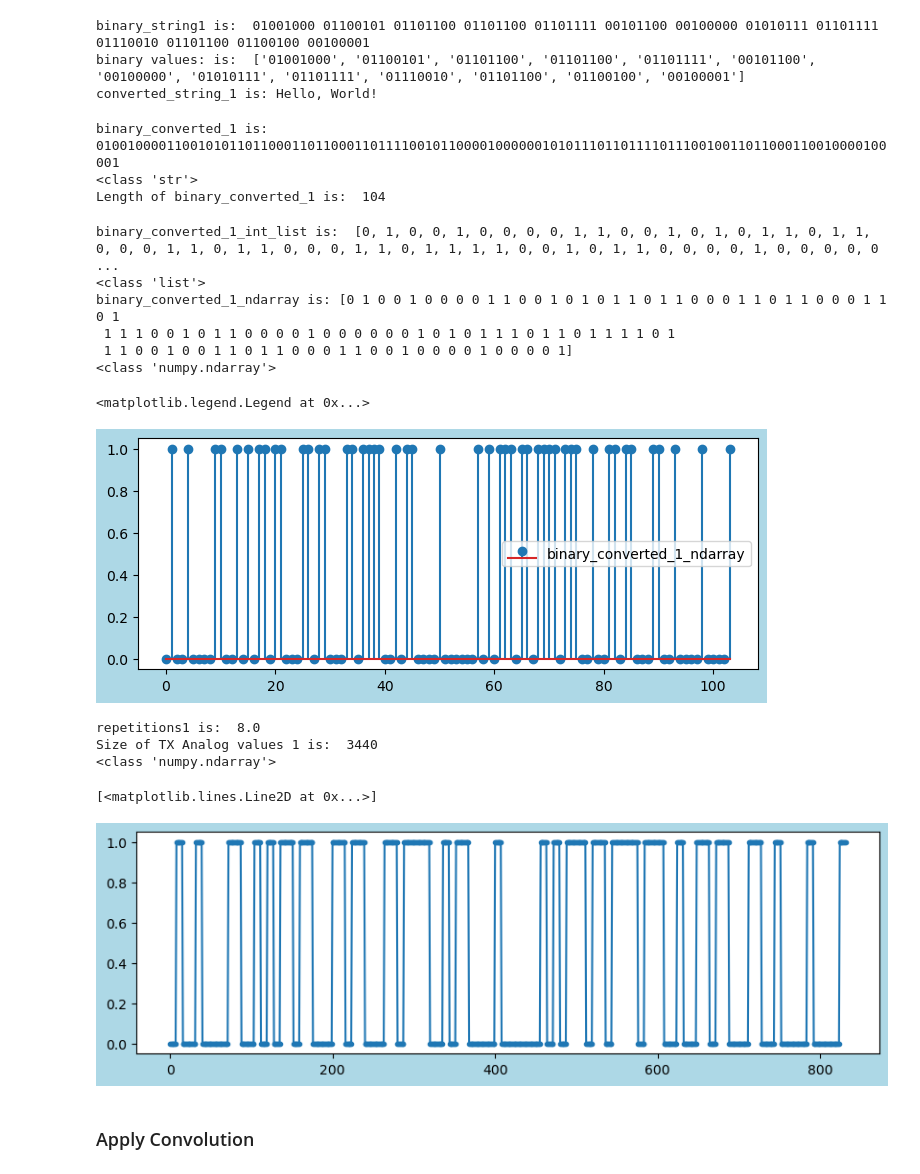
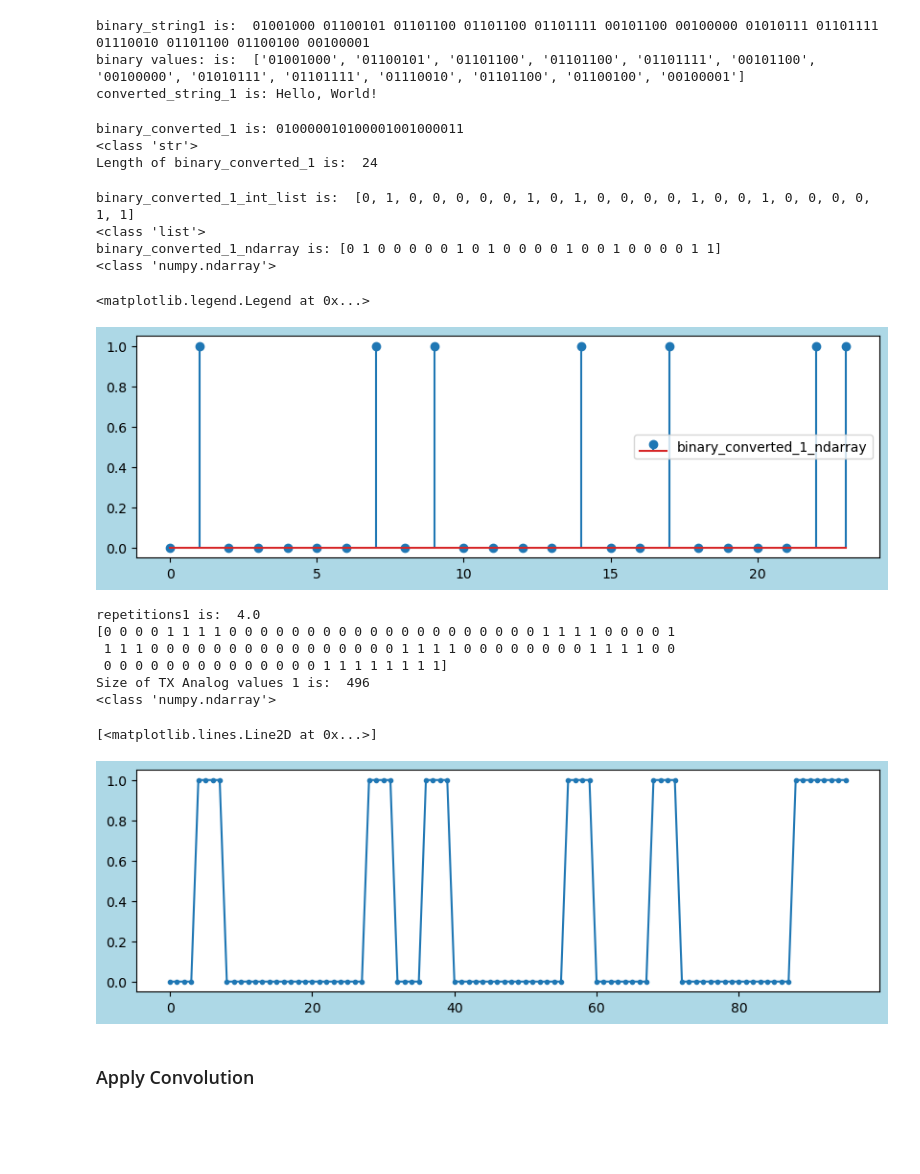
Before and after one commit to tacticstactics/Random_signal_generator, a Jupyter notebook: text_to_binary-1.ipynb, the cells around one changed output. Saved outputs shown, nothing was run; the diff lists cells and outputs as text; code cells hidden in the pictures; blank space fills up the shorter version.

```diff
--- a/text_to_binary-1.ipynb
+++ b/text_to_binary-1.ipynb
@@ -26,7 +27,8 @@ binary_string1 is:  01001000 01100101 01101100 01101100 01101111 00101100 001000
 binary values: is:  ['01001000', '01100101', '01101100', '01101100', '01101111', '00101100', '00100000', '01010111', '01101111', '01110010', '01101100', '01100100', '00100001']
 converted_string_1 is: Hello, World!
 # %%
-input_string_1 = "Hello, World!"
+#input_string_1 = "Hello, World!"
+input_string_1 = "ABC"
 
 binary_converted_1 = ''.join(format(ord(char), '08b') for char in input_string_1)
 #binary_converted_1 = "".join(f"{ord(i):08b}" for i in input_string_1)
@@ -37,42 +39,39 @@ print(type(binary_converted_1))
 lengthofbinary_converted_1 = len(binary_converted_1)
 print('Length of binary_converted_1 is: ', lengthofbinary_converted_1)
 # %% [output]
-binary_converted_1 is: 01001000011001010110110001101100011011110010110000100000010101110110111101110010011011000110010000100001
+binary_converted_1 is: 010000010100001001000011
 <class 'str'>
-Length of binary_converted_1 is:  104
+Length of binary_converted_1 is:  24
 # %%
 binary_converted_1_int_list = [int(i) for i in binary_converted_1]
 print('binary_converted_1_int_list is: ', binary_converted_1_int_list)
 print(type(binary_converted_1_int_list))
 
 binary_converted_1_ndarray = np.array(binary_converted_1_int_list)
 print('binary_converted_1_ndarray is:', binary_converted_1_ndarray)
 print(type(binary_converted_1_ndarray))
 
-fig1 = plt.figure(figsize = (8,3), facecolor='lightblue')
+fig1 = plt.figure(figsize = (10,3), facecolor='lightblue')
 ax1_1 = fig1.add_subplot(1, 1, 1)
 ax1_1.stem(binary_converted_1_ndarray, ".-", label = 'binary_converted_1_ndarray')
 ax1_1.legend()
 # %% [output]
-binary_converted_1_int_list is:  [0, 1, 0, 0, 1, 0, 0, 0, 0, 1, 1, 0, 0, 1, 0, 1, 0, 1, 1, 0, 1, 1, 0, 0, 0, 1, 1, 0, 1, 1, 0, 0, 0, 1, 1, 0, 1, 1, 1, 1, 0, 0, 1, 0, 1, 1, 0, 0, 0, 0, 1, 0, 0, 0, 0, 0 ...
+binary_converted_1_int_list is:  [0, 1, 0, 0, 0, 0, 0, 1, 0, 1, 0, 0, 0, 0, 1, 0, 0, 1, 0, 0, 0, 0, 1, 1]
 <class 'list'>
-binary_converted_1_ndarray is: [0 1 0 0 1 0 0 0 0 1 1 0 0 1 0 1 0 1 1 0 1 1 0 0 0 1 1 0 1 1 0 0 0 1 1 0 1
- 1 1 1 0 0 1 0 1 1 0 0 0 0 1 0 0 0 0 0 0 1 0 1 0 1 1 1 0 1 1 0 1 1 1 1 0 1
- 1 1 0 0 1 0 0 1 1 0 1 1 0 0 0 1 1 0 0 1 0 0 0 0 1 0 0 0 0 1]
+binary_converted_1_ndarray is: [0 1 0 0 0 0 0 1 0 1 0 0 0 0 1 0 0 1 0 0 0 0 1 1]
 <class 'numpy.ndarray'>
 <matplotlib.legend.Legend at 0x...>
-[figure, old version]
+[figure, new version]
 # %%
 # Convert Symbol to analog signal using 'repeat' function
 
-samplerate = 2 ** 3
+samplerate = 2 ** 2
 numberofpointspersymbol = 2 ** 0
 repetitions1 = samplerate / numberofpointspersymbol
 print('repetitions1 is: ', repetitions1)
 
 TX_analog_values1 = np.repeat(binary_converted_1_ndarray, repetitions1)
-
-#print(f"TX Analog values 1 : {TX_analog_values1}")
+print(TX_analog_values1)
 print('Size of TX Analog values 1 is: ', sys.getsizeof(TX_analog_values1))
 
 #TX_analog_float1 = [int(TX_analog_values1)]
@@ -83,11 +82,14 @@ fig1 = plt.figure(figsize = (10,3), facecolor='lightblue')
 ax1_1 = fig1.add_subplot(1, 1, 1)
 ax1_1.plot(TX_analog_values1, ".-")
 # %% [output]
-repetitions1 is:  8.0
-Size of TX Analog values 1 is:  3440
+repetitions1 is:  4.0
+[0 0 0 0 1 1 1 1 0 0 0 0 0 0 0 0 0 0 0 0 0 0 0 0 0 0 0 0 1 1 1 1 0 0 0 0 1
+ 1 1 1 0 0 0 0 0 0 0 0 0 0 0 0 0 0 0 0 1 1 1 1 0 0 0 0 0 0 0 0 1 1 1 1 0 0
+ 0 0 0 0 0 0 0 0 0 0 0 0 0 0 1 1 1 1 1 1 1 1]
+Size of TX Analog values 1 is:  496
 <class 'numpy.ndarray'>
 [<matplotlib.lines.Line2D at 0x...>]
-[figure, old version]
+[figure, new version]
 # %% [markdown]
 ### Apply Convolution
 # %%
```
Also changed, not shown: parts of 4 cells of this notebook.
